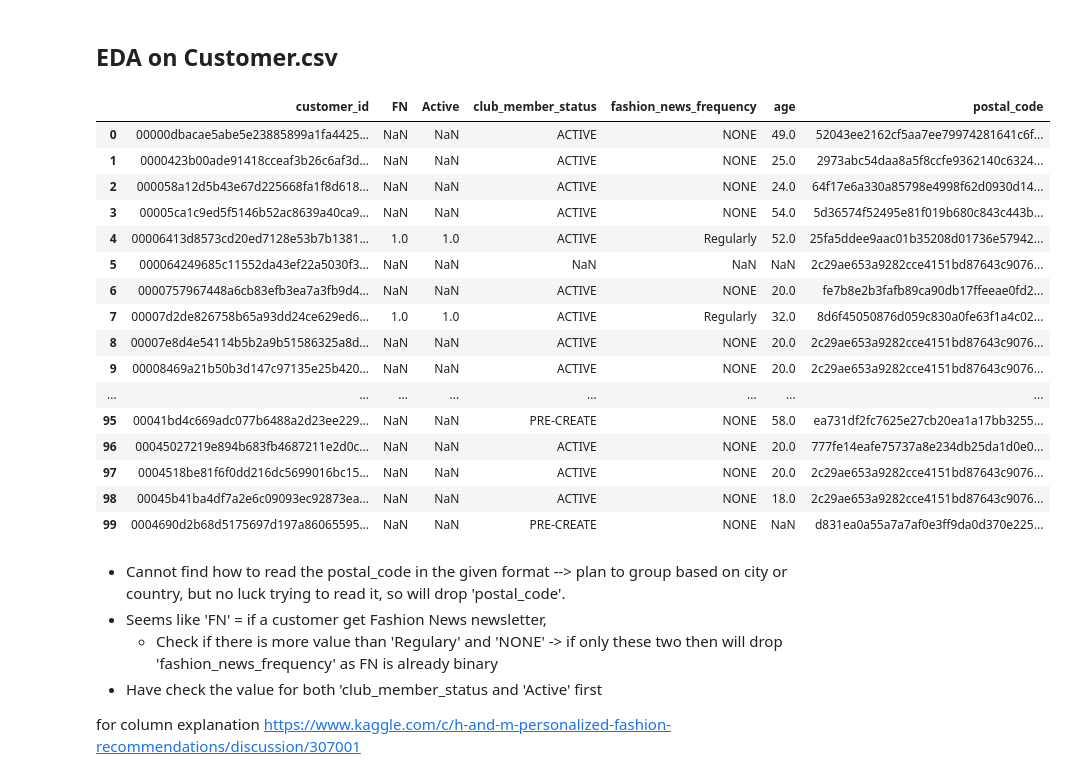
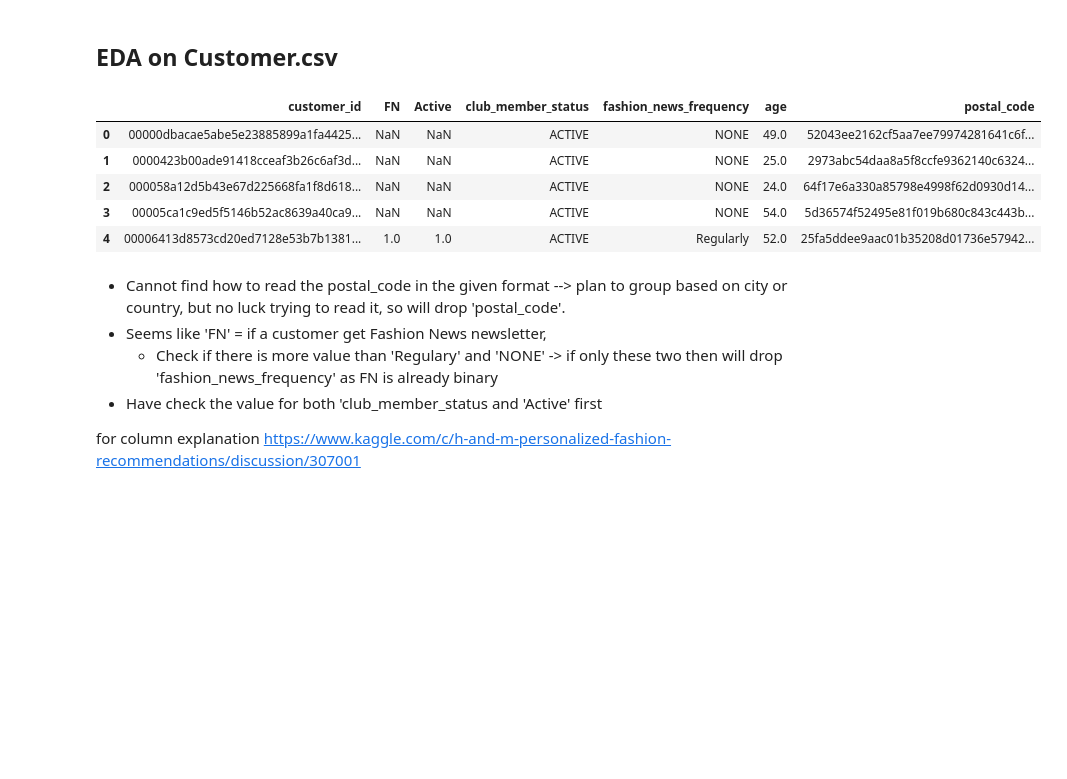
Before and after one commit to WindowNapat/Basic-Programming, a Jupyter notebook: Programming porject/HM EDA.ipynb, the cells around one changed output. Cells and saved outputs as stored; diff of their text form; code cells hidden in the pictures; blank space fills up the shorter version.

```diff
--- a/Programming porject/HM EDA.ipynb
+++ b/Programming porject/HM EDA.ipynb
@@ -339,25 +339,14 @@ Women's clothes comprised most of the H&M porduct categories. From what we can s
 # %%
 pd.set_option("display.max_rows", None)
 cus_df = pd.read_csv('customers.csv')
-cus_df.head(100)
+cus_df.head()
 # %% [output]
 |  | customer_id | FN | Active | club_member_status | fashion_news_frequency | age | postal_code |
 | 0 | 00000dbacae5abe5e23885899a1fa4425... | NaN | NaN | ACTIVE | NONE | 49.0 | 52043ee2162cf5aa7ee79974281641c6f... |
 | 1 | 0000423b00ade91418cceaf3b26c6af3d... | NaN | NaN | ACTIVE | NONE | 25.0 | 2973abc54daa8a5f8ccfe9362140c6324... |
 | 2 | 000058a12d5b43e67d225668fa1f8d618... | NaN | NaN | ACTIVE | NONE | 24.0 | 64f17e6a330a85798e4998f62d0930d14... |
 | 3 | 00005ca1c9ed5f5146b52ac8639a40ca9... | NaN | NaN | ACTIVE | NONE | 54.0 | 5d36574f52495e81f019b680c843c443b... |
 | 4 | 00006413d8573cd20ed7128e53b7b1381... | 1.0 | 1.0 | ACTIVE | Regularly | 52.0 | 25fa5ddee9aac01b35208d01736e57942... |
-| 5 | 000064249685c11552da43ef22a5030f3... | NaN | NaN | NaN | NaN | NaN | 2c29ae653a9282cce4151bd87643c9076... |
-| 6 | 0000757967448a6cb83efb3ea7a3fb9d4... | NaN | NaN | ACTIVE | NONE | 20.0 | fe7b8e2b3fafb89ca90db17ffeeae0fd2... |
-| 7 | 00007d2de826758b65a93dd24ce629ed6... | 1.0 | 1.0 | ACTIVE | Regularly | 32.0 | 8d6f45050876d059c830a0fe63f1a4c02... |
-| 8 | 00007e8d4e54114b5b2a9b51586325a8d... | NaN | NaN | ACTIVE | NONE | 20.0 | 2c29ae653a9282cce4151bd87643c9076... |
-| 9 | 00008469a21b50b3d147c97135e25b420... | NaN | NaN | ACTIVE | NONE | 20.0 | 2c29ae653a9282cce4151bd87643c9076... |
-| ... | ... | ... | ... | ... | ... | ... | ... |
-| 95 | 00041bd4c669adc077b6488a2d23ee229... | NaN | NaN | PRE-CREATE | NONE | 58.0 | ea731df2fc7625e27cb20ea1a17bb3255... |
-| 96 | 00045027219e894b683fb4687211e2d0c... | NaN | NaN | ACTIVE | NONE | 20.0 | 777fe14eafe75737a8e234db25da1d0e0... |
-| 97 | 0004518be81f6f0dd216dc5699016bc15... | NaN | NaN | ACTIVE | NONE | 20.0 | 2c29ae653a9282cce4151bd87643c9076... |
-| 98 | 00045b41ba4df7a2e6c09093ec92873ea... | NaN | NaN | ACTIVE | NONE | 18.0 | 2c29ae653a9282cce4151bd87643c9076... |
-| 99 | 0004690d2b68d5175697d197a86065595... | NaN | NaN | PRE-CREATE | NONE | NaN | d831ea0a55a7a7af0e3ff9da0d370e225... |
 # %% [markdown]
 - Cannot find how to read the postal_code in the given format --> plan to group based on city or country, but no luck trying to read it, so will drop 'postal_code'.
 - Seems like 'FN' = if a customer get Fashion News newsletter,
```
Also changed, not shown: parts of 3 cells of this notebook, 2 other files.
